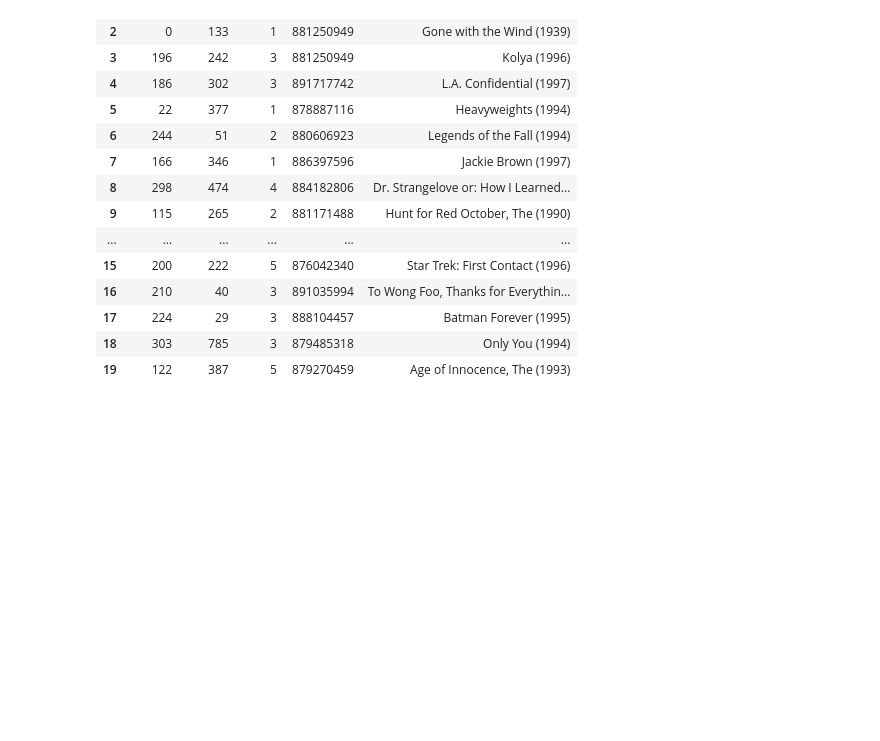
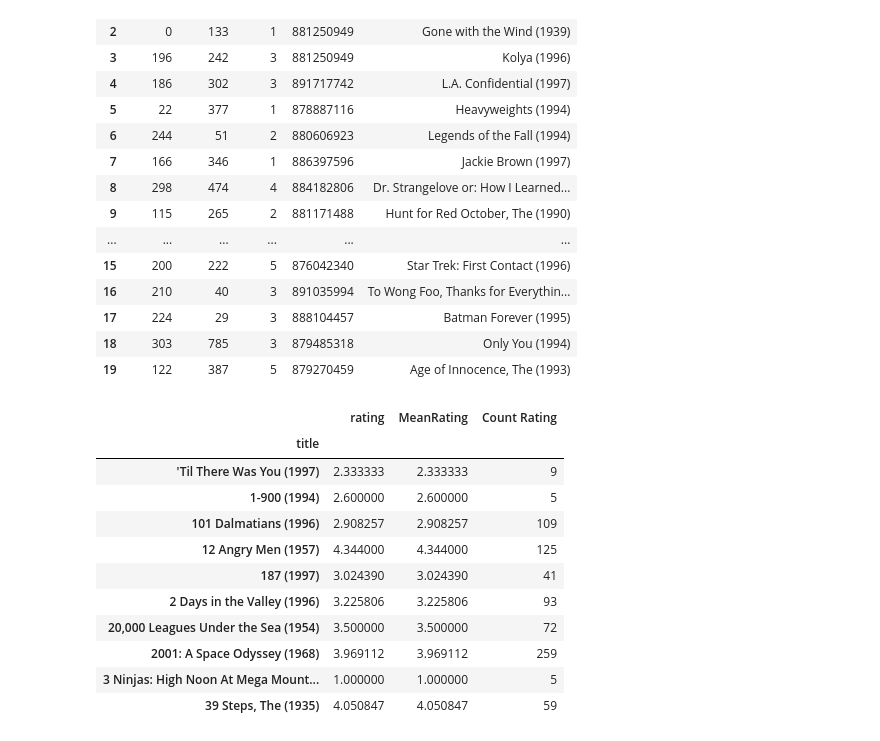
Before and after one commit to CodeNinja3456/Recommender-Systems, a Jupyter notebook: collaborative_recommender.ipynb, the cells around one changed output. Cells and saved outputs as stored; diff of their text form; code cells hidden in the pictures; blank space fills up the shorter version.

```diff
--- a/collaborative_recommender.ipynb
+++ b/collaborative_recommender.ipynb
@@ -62,3 +62,26 @@ data.head(20)
 | 17 | 224 | 29 | 3 | 888104457 | Batman Forever (1995) |
 | 18 | 303 | 785 | 3 | 879485318 | Only You (1994) |
 | 19 | 122 | 387 | 5 | 879270459 | Age of Innocence, The (1993) |
+# %%
+#get the number of ratings per movie
+mean_rating =pandas.DataFrame(data.groupby('title')['rating'].mean()) #creating a tabular representation of the mean ratings
+#creating a column and storing the mean rating
+mean_rating['MeanRating']=pandas.DataFrame(data.groupby('title')['rating'].mean())
+mean_rating.head(10)
+
+#create a column(number_of_rating)and store the count of rating
+mean_rating['Count Rating']=pandas.DataFrame(data.groupby('title')['rating'].count())
+mean_rating.head(10)
+# %% [output]
+|  | rating | MeanRating | Count Rating |
+| title |  |  |  |
+| 'Til There Was You (1997) | 2.333333 | 2.333333 | 9 |
+| 1-900 (1994) | 2.600000 | 2.600000 | 5 |
+| 101 Dalmatians (1996) | 2.908257 | 2.908257 | 109 |
+| 12 Angry Men (1957) | 4.344000 | 4.344000 | 125 |
+| 187 (1997) | 3.024390 | 3.024390 | 41 |
+| 2 Days in the Valley (1996) | 3.225806 | 3.225806 | 93 |
+| 20,000 Leagues Under the Sea (1954) | 3.500000 | 3.500000 | 72 |
+| 2001: A Space Odyssey (1968) | 3.969112 | 3.969112 | 259 |
+| 3 Ninjas: High Noon At Mega Mount... | 1.000000 | 1.000000 | 5 |
+| 39 Steps, The (1935) | 4.050847 | 4.050847 | 59 |
```
Also changed, not shown: parts of 4 cells of this notebook, 3 other files.
